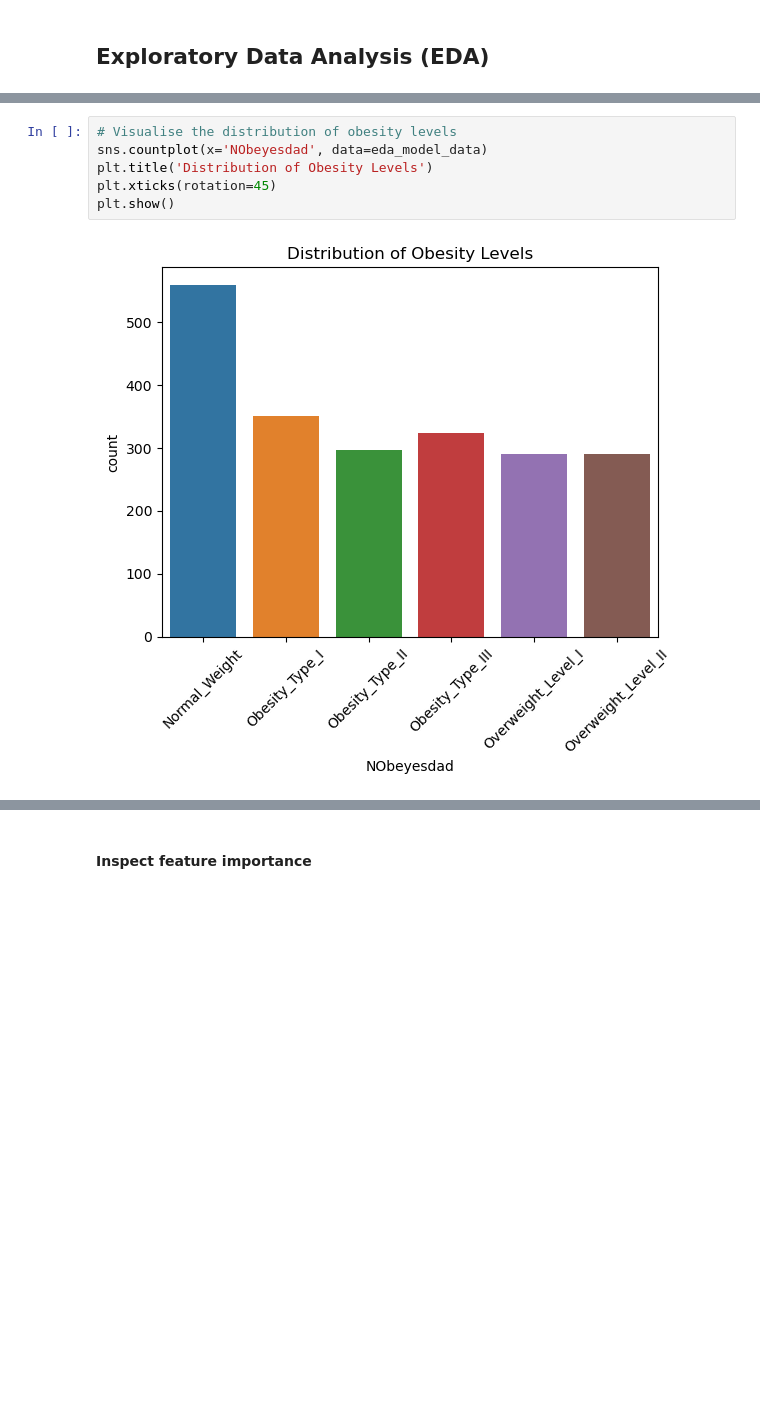
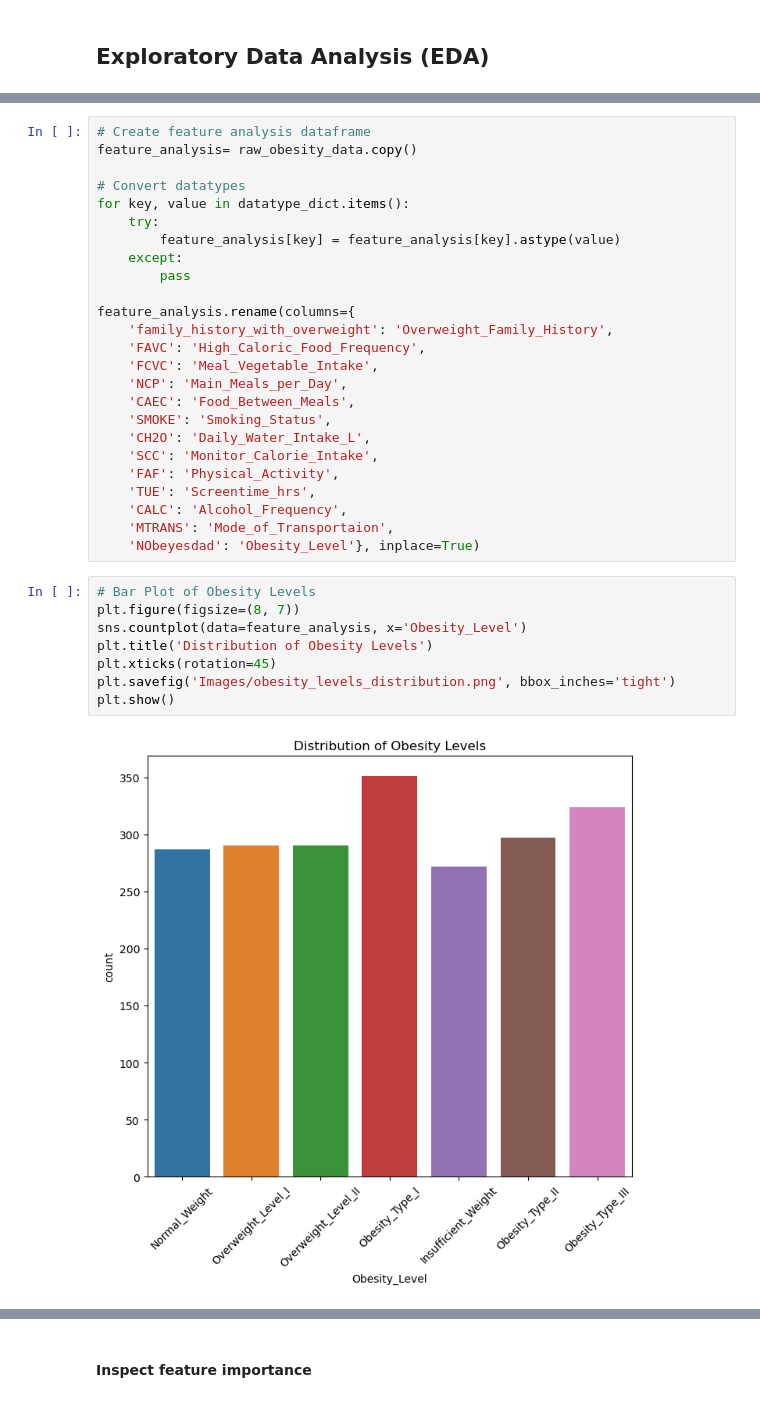
Before and after one commit to Sueraaa/proj-4-grp-1, a Jupyter notebook: COMPLETE_modelling_analysis.ipynb, the cells around one changed output, grey strips where cells are left out. Drawn from its saved outputs; the diff is of its cells as text; blank space fills up the shorter version.

```diff
--- a/COMPLETE_modelling_analysis.ipynb
+++ b/COMPLETE_modelling_analysis.ipynb
@@ -388,8 +408,35 @@ display(eda_model_data.tail())
+# %%
+# Create feature analysis dataframe
+feature_analysis= raw_obesity_data.copy()
+
+# Convert datatypes
+for key, value in datatype_dict.items():
+    try:
+        feature_analysis[key] = feature_analysis[key].astype(value)
+    except:
+        pass
+
+feature_analysis.rename(columns={
+    'family_history_with_overweight': 'Overweight_Family_History',
+    'FAVC': 'High_Caloric_Food_Frequency',
+    'FCVC': 'Meal_Vegetable_Intake',
+    'NCP': 'Main_Meals_per_Day',
+    'CAEC': 'Food_Between_Meals',
+    'SMOKE': 'Smoking_Status',
+    'CH2O': 'Daily_Water_Intake_L',
+    'SCC': 'Monitor_Calorie_Intake',
+    'FAF': 'Physical_Activity',
+    'TUE': 'Screentime_hrs',
+    'CALC': 'Alcohol_Frequency',
+    'MTRANS': 'Mode_of_Transportaion',
+    'NObeyesdad': 'Obesity_Level'}, inplace=True)
 # %%
-# Visualise the distribution of obesity levels
-sns.countplot(x='NObeyesdad', data=eda_model_data)
+# Bar Plot of Obesity Levels
+plt.figure(figsize=(8, 7))
+sns.countplot(data=feature_analysis, x='Obesity_Level')
 plt.title('Distribution of Obesity Levels')
 plt.xticks(rotation=45)
+plt.savefig('Images/obesity_levels_distribution.png', bbox_inches='tight')
 plt.show()
 # %% [output]
-[figure, old version]
+[figure, new version]
```
Also changed, not shown: parts of 35 cells of this notebook, 34 other files.
